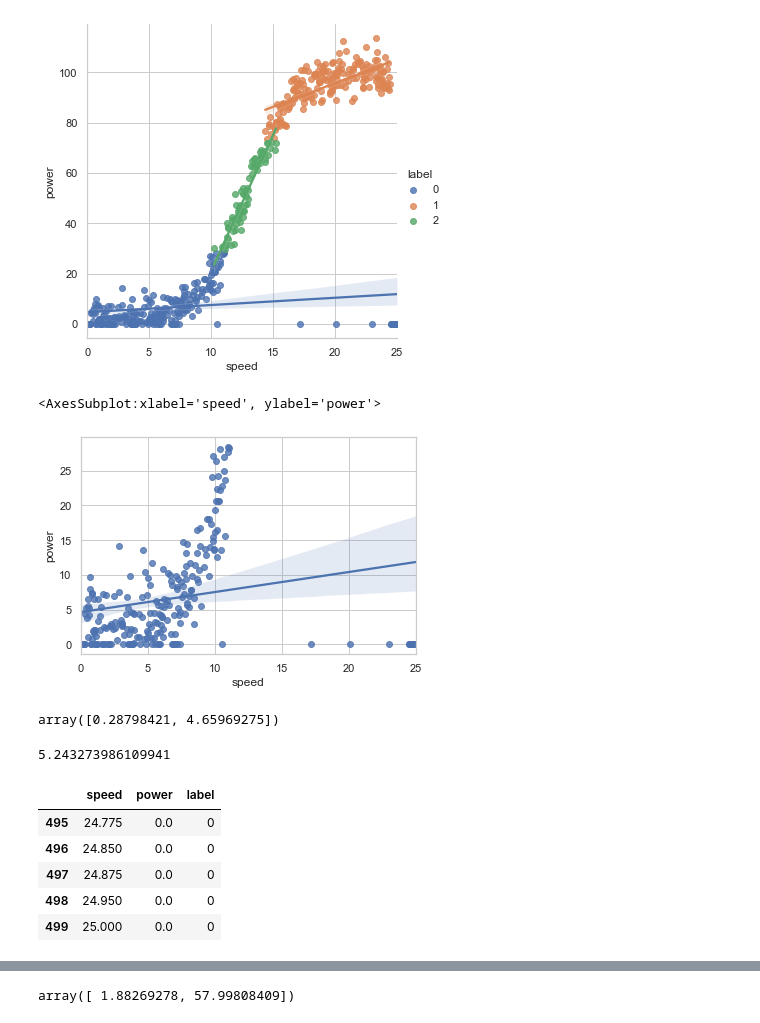
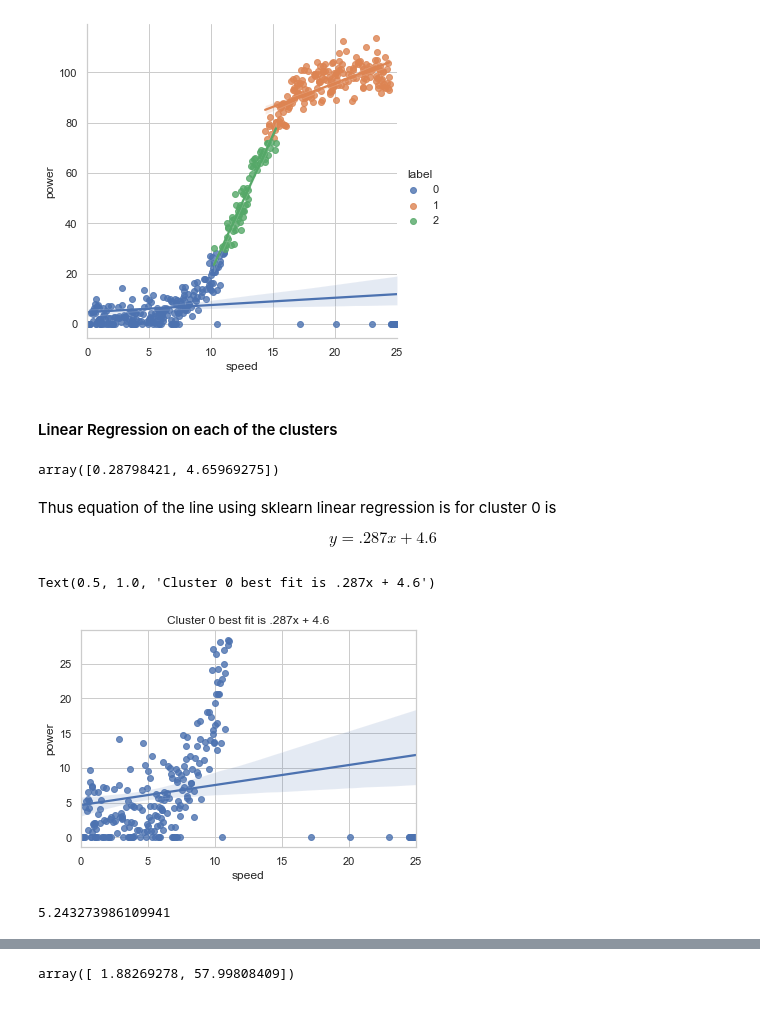
Before and after one commit to neadie/machine_learning_and_stats_project, a Jupyter notebook: MachineLearningAndStatsProject.ipynb, the cells around one changed output, grey strips where cells are left out. Cells and saved outputs as stored; diff of their text form; code cells hidden in the pictures.

```diff
--- a/MachineLearningAndStatsProject.ipynb
+++ b/MachineLearningAndStatsProject.ipynb
@@ -321,15 +346,22 @@ sns.lmplot(x="speed", y="power", hue='label', data=df)
 # %% [output]
 <seaborn.axisgrid.FacetGrid at 0x...>
 [figure]
-# %%
-sns.regplot(x="speed", y="power", data=df.loc[y_kmeans == 0])
-# %% [output]
-<AxesSubplot:xlabel='speed', ylabel='power'>
-[figure, removed]
+# %% [markdown]
+#### Linear Regression on each of the clusters
 # %%
 np.polyfit(df.loc[y_kmeans == 0]['speed'],df.loc[y_kmeans == 0]['power'],1)
 # %% [output]
 array([0.28798421, 4.65969275])
+# %% [markdown]
+Thus equation of the line using sklearn linear regression is for cluster 0 is
+
+$$y=.287x + 4.6 $$
+# %%
+sns.regplot(x="speed", y="power", data=df.loc[y_kmeans == 0])
+plt.title("Cluster 0 best fit is .287x + 4.6")
+# %% [output]
+Text(0.5, 1.0, 'Cluster 0 best fit is .287x + 4.6')
+[figure, added]
 # %%
 cluster_0df = df.loc[y_kmeans == 0]
 
@@ -342,12 +374,3 @@ mae0 = mean_absolute_error(cluster_0df['power'], y_hat0)
 mae0
 # %% [output]
 5.243273986109941
-# %%
-cluster_0df.tail()
-# %% [output]
-|  | speed | power | label |
-| 495 | 24.775 | 0.0 | 0 |
-| 496 | 24.850 | 0.0 | 0 |
-| 497 | 24.875 | 0.0 | 0 |
-| 498 | 24.950 | 0.0 | 0 |
-| 499 | 25.000 | 0.0 | 0 |
```
Also changed, not shown: parts of 51 cells of this notebook, 1 other file.
